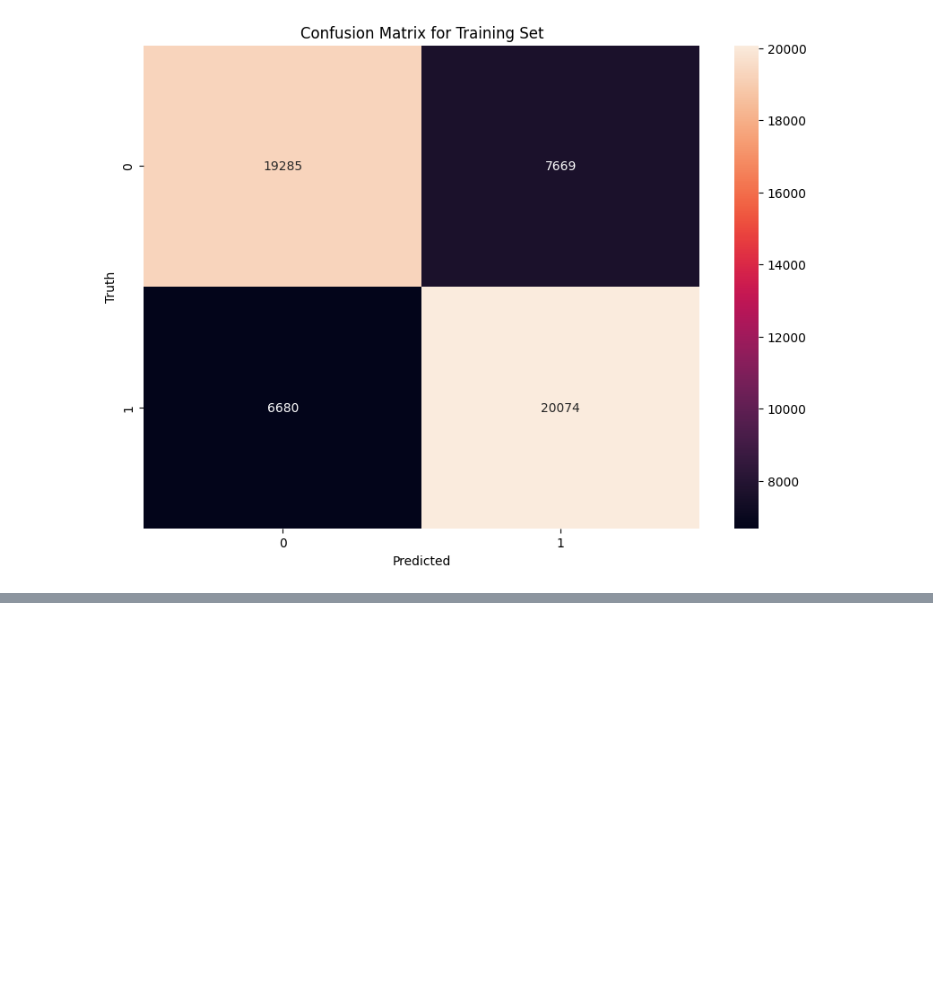
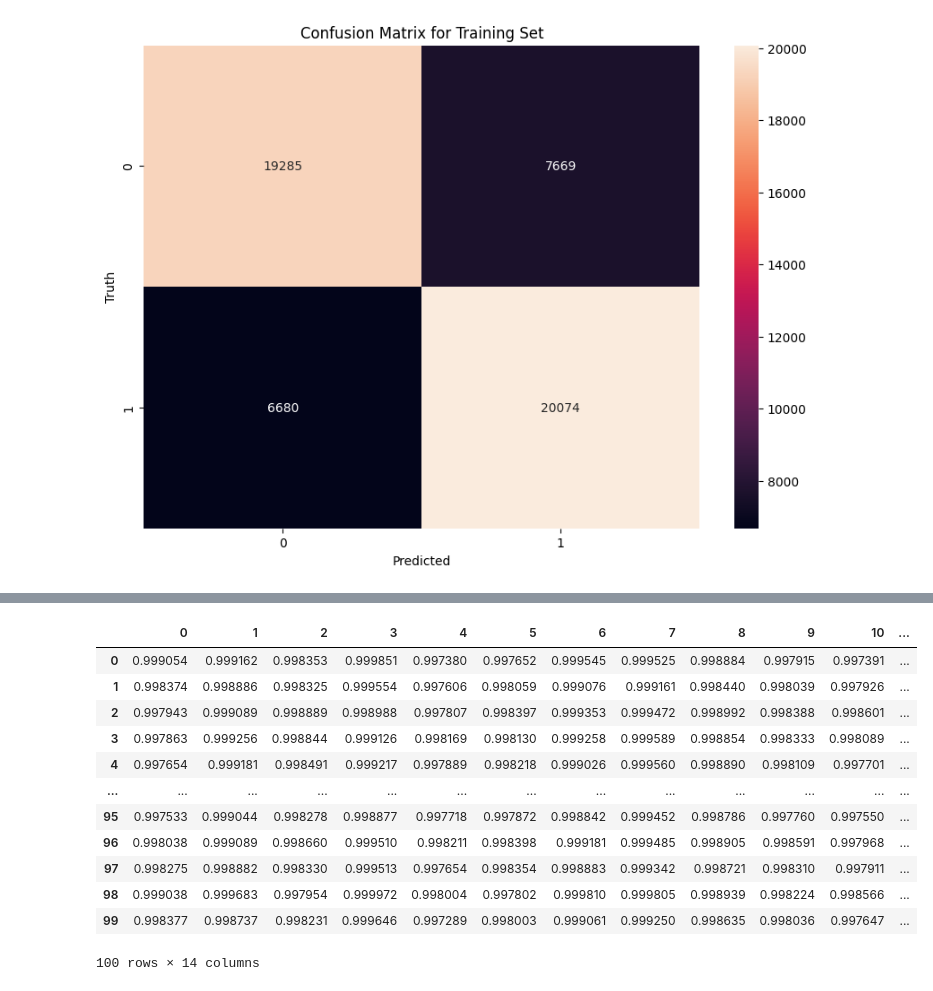
Before and after one commit to tarikibrahimovic/Diabetes-Prediction, a Jupyter notebook: Project.ipynb, the cells around one changed output, grey strips where cells are left out. Cells and saved outputs as stored; diff of their text form; code cells hidden in the pictures; blank space fills up the shorter version.

```diff
--- a/Project.ipynb
+++ b/Project.ipynb
@@ -449,0 +518,15 @@ df.head(1000)
+# %%
+noise = np.random.normal(0, 1, (19758, 32))
+sampled_labels = np.zeros(19758).reshape(-1, 1)
+gen_samples = cgan.generator.predict([noise, sampled_labels])
+gen_df = pd.DataFrame(gen_samples)
+
+
+noise_2 = np.random.normal(0, 1, (6290, 32))
+sampled_labels_2 = np.ones(6290).reshape(-1, 1)
+gen_samples_2 = cgan.generator.predict([noise_2, sampled_labels_2])
+# gen_df_2 = pd.DataFrame(data = gen_samples_2,
+#                       columns = df.drop('Diabetes_binary',1).columns)
+
+gen_df.head(100)
+# %% [output]
@@ -449,0 +535,13 @@ df.head(1000)
+|  | 0 | 1 | 2 | 3 | 4 | 5 | 6 | 7 | 8 | 9 | 10 | ... |
+| 0 | 0.999054 | 0.999162 | 0.998353 | 0.999851 | 0.997380 | 0.997652 | 0.999545 | 0.999525 | 0.998884 | 0.997915 | 0.997391 | ... |
+| 1 | 0.998374 | 0.998886 | 0.998325 | 0.999554 | 0.997606 | 0.998059 | 0.999076 | 0.999161 | 0.998440 | 0.998039 | 0.997926 | ... |
+| 2 | 0.997943 | 0.999089 | 0.998889 | 0.998988 | 0.997807 | 0.998397 | 0.999353 | 0.999472 | 0.998992 | 0.998388 | 0.998601 | ... |
+| 3 | 0.997863 | 0.999256 | 0.998844 | 0.999126 | 0.998169 | 0.998130 | 0.999258 | 0.999589 | 0.998854 | 0.998333 | 0.998089 | ... |
+| 4 | 0.997654 | 0.999181 | 0.998491 | 0.999217 | 0.997889 | 0.998218 | 0.999026 | 0.999560 | 0.998890 | 0.998109 | 0.997701 | ... |
+| ... | ... | ... | ... | ... | ... | ... | ... | ... | ... | ... | ... | ... |
+| 95 | 0.997533 | 0.999044 | 0.998278 | 0.998877 | 0.997718 | 0.997872 | 0.998842 | 0.999452 | 0.998786 | 0.997760 | 0.997550 | ... |
+| 96 | 0.998038 | 0.999089 | 0.998660 | 0.999510 | 0.998211 | 0.998398 | 0.999181 | 0.999485 | 0.998905 | 0.998591 | 0.997968 | ... |
+| 97 | 0.998275 | 0.998882 | 0.998330 | 0.999513 | 0.997654 | 0.998354 | 0.998883 | 0.999342 | 0.998721 | 0.998310 | 0.997911 | ... |
+| 98 | 0.999038 | 0.999683 | 0.997954 | 0.999972 | 0.998004 | 0.997802 | 0.999810 | 0.999805 | 0.998939 | 0.998224 | 0.998566 | ... |
+| 99 | 0.998377 | 0.998737 | 0.998231 | 0.999646 | 0.997289 | 0.998003 | 0.999061 | 0.999250 | 0.998635 | 0.998036 | 0.997647 | ... |
+100 rows × 14 columns
```
Also changed, not shown: parts of 7 cells of this notebook.
